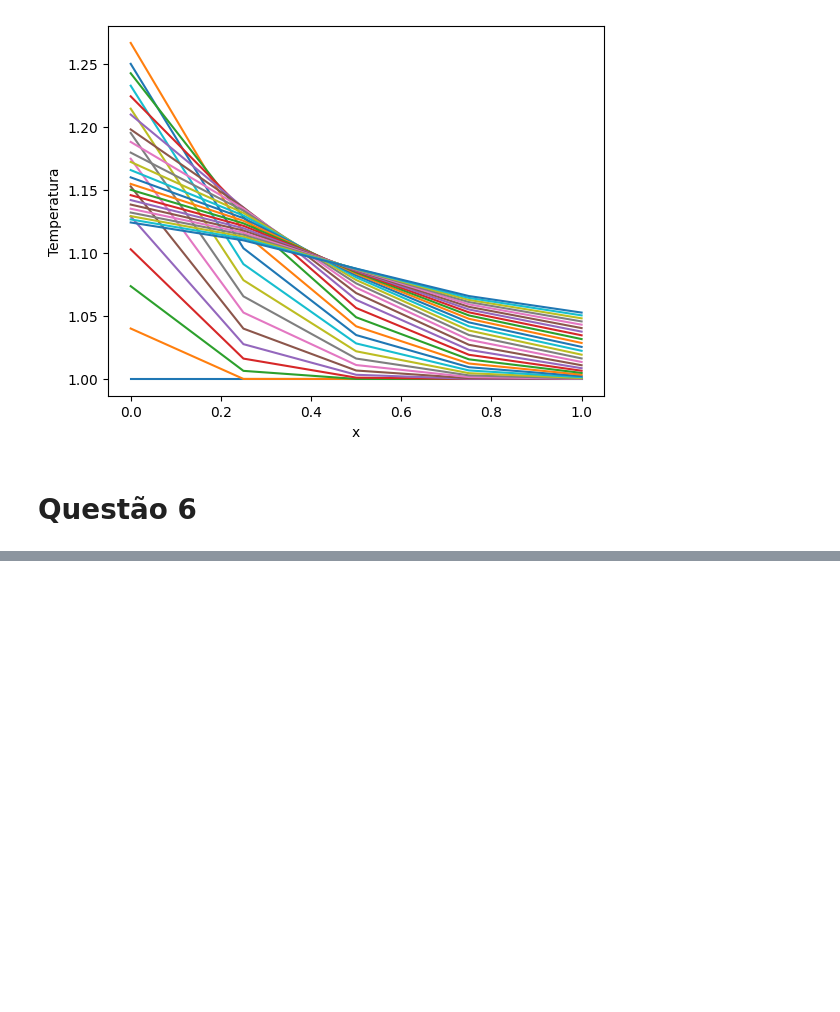
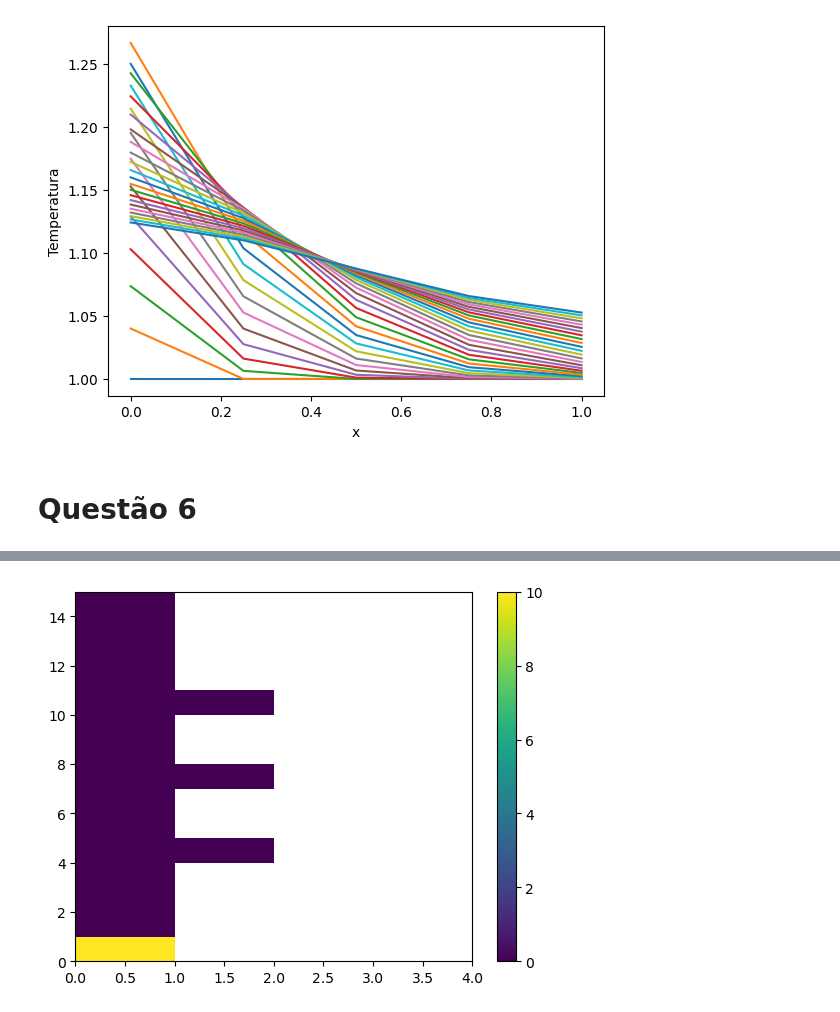
Before and after one commit to Gabrielsssilverio/Metodos_numericos, a Jupyter notebook: Lista_1.ipynb, the cells around one changed output, grey strips where cells are left out. Saved outputs shown, nothing was run; the diff lists cells and outputs as text; code cells hidden in the pictures; blank space fills up the shorter version.

```diff
--- a/Lista_1.ipynb
+++ b/Lista_1.ipynb
@@ -459,18 +459,19 @@ import numpy as np
 import matplotlib.pyplot as plt
 
 # Dados de entrada
-L_x = 1 #m
-L_y = 1 #m
+L_x = 2 #m
+L_y = 2 #m
 lamb = 0.01 # (W/(m.K)), condutividade termica
 s = 0 #Fonte de calor externa
 h = 20 # (W/(m^2.K)), coeficiente de troca de calor
+k = 0.3
 T_inf = 20 # K, temperatura do meio externo
 def T_inicial (x, y):
     return 10 * np.exp(-20 * ((x**2) + (y**2)))
 
-# Discretização da malha
+# Discretização espacial
 
-N_x = 5 #Número de pontos na direção x
+N_x = 3 #Número de pontos na direção x
 N_y = 5 #Número de pontos na direção y
 x = np.linspace(0, L_x, N_x) #Geração dos pontos
 y = np.linspace(0, L_y, N_y)
@@ -489,6 +490,56 @@ region_R = np.arange((2* N_x) - 1, (N_x * N_y) - (N_x), N_x) # Fronteira direita
 n_t_l = np.array([N_x * (N_y - 1)]) #Ponto superior esquerdo
 region_T = np.arange((N_x * (N_y - 1)) + 1, (N_x * N_y) - 1, 1) # Fronteira superior
 region_L = np.arange(N_x , ((N_x * (N_y - 1)) - N_x) + N_x, N_x) # Fronteira esquerda
+
+# Discrição temporal
+t_end = 3
+delta_t = 1
+
+# Parametro de estabilidade numérica
+beta_x = (lamb * delta_t) / (delta_x ** 2)
+beta_y = (lamb * delta_t) / (delta_y ** 2)
+
+# Montagem dos vetores e iteração
+temp = np.zeros((N_x * N_y, int(t_end/delta_t) + 1))
+for i in range (N_x * N_y):
+    temp[i, 0] = T_inicial (i * delta_x, i * delta_y)
+
+for k in range (int(t_end / delta_t)):
+        for i in range (N_x * N_y):
+            if i in n_inf_l:
+                temp[i, k+1] = (temp[i, k] + (beta_x * (temp[i+1, k] - ((delta_x * h * temp[i, k]) / k) + ((delta_x * h * T_inf)/ k ) + temp[i, k])) + (beta_y * (temp[i+N_x, k] - ((delta_y * h * temp[i, k]) / k) + ((delta_y * h * T_inf)/ k ) + temp[i, k])))
+            elif i in region_L:
+                temp[i, k+1] = 0.5 * ( 2 * temp[i, k] + (2 * beta_x * (temp[i+1, k] - ((delta_x * h * temp[i, k]) / k) + ((delta_x * h * T_inf)/ k ) - temp[i, k])) + (beta_y * (temp[i-N_x, k] - 2 * temp[i, k] + temp[i+1, k])))
+
+            elif i in n_t_l:
+                temp[i, k+1] = (temp[i, k] + (beta_x * (temp[i+1, k] - ((delta_x * h * temp[i, k]) / k) + ((delta_x * h * T_inf)/ k ) - temp[i, k])) + (beta_y * (temp[i-N_x, k] + ((delta_y * h * temp[i, k]) / k) - ((delta_y * h * T_inf)/ k ) - temp[i, k])))
+
+            elif i in region_T:
+                temp[i, k+1] = 0.5 * ( 2 * temp[i, k] + (2 * beta_y * (temp[i-N_x, k] + ((delta_y * h * temp[i, k]) / k) - ((delta_y * h * T_inf)/ k ) - temp[i, k])) + (beta_x * (temp[i-1, k] - 2 * temp[i, k] + temp[i+1, k])))
+
+            elif i in n_t_r:
+                temp[i, k+1] = (temp[i, k] + (beta_x * (temp[i-1, k] + ((delta_x * h * temp[i, k]) / k) - ((delta_x * h * T_inf)/ k ) - temp[i, k])) + (beta_y * (temp[i-N_x, k] + ((delta_y * h * temp[i, k]) / k) - ((delta_y * h * T_inf)/ k ) - temp[i, k])))
+
+            elif i in region_R:
+                temp[i, k+1] = 0.5 * ( 2 * temp[i, k] + (2 * beta_x * (temp[i-1, k] + ((delta_x * h * temp[i, k]) / k) - ((delta_x * h * T_inf)/ k ) - temp[i, k])) + (beta_y * (temp[i-N_x, k] - 2 * temp[i, k] + temp[i+N_x, k])))
+
+            elif i in n_inf_r:
+                temp[i, k+1] = (temp[i, k] + (beta_x * (temp[i-1, k] + ((delta_x * h * temp[i, k]) / k) - ((delta_x * h * T_inf)/ k ) - temp[i, k])) + (beta_y * (temp[i+N_x, k] - ((delta_y * h * temp[i, k]) / k) + ((delta_y * h * T_inf)/ k ) - temp[i, k])))
+
+            elif i in region_B:
+                temp[i, k+1] = 0.5 * ( 2 * temp[i, k] + (2 * beta_y * (temp[i+N_x, k] - ((delta_y * h * temp[i, k]) / k) + ((delta_y * h * T_inf)/ k ) - temp[i, k])) + (beta_x * (temp[i-1, k] - 2 * temp[i, k] + temp[i+1, k])))
+
+            else:
+                temp[i, k+1] = 0.5 * ( 2 * temp[i, k] + (beta_x * (temp[i-1, k] - 2 * temp[i, k] + temp[i+1, k])) + (beta_y * (temp[i-N_x, k] - 2 * temp[i, k] + temp[i+N_x, k])))
+
+'''
+            if i == 0:  # Fronteira esquerda (Neumann: fluxo q)
+                vetor_resposta[i, k+1] = vetor_resposta[i, k] + beta * (vetor_resposta[i+1, k] - vetor_resposta[i, k] + q(k)*delta_x)
+            elif i == N-1:  # Fronteira direita (Neumann: fluxo zero)
+                vetor_resposta[i, k+1] = vetor_resposta[i, k] + beta * (vetor_resposta[i-1, k] - vetor_resposta[i, k])
+            else:
+                vetor_resposta[i, k+1] = vetor_resposta[i, k] + beta * (vetor_resposta[i-1, k] - 2*vetor_resposta[i, k] + vetor_resposta[i+1, k])
+
 
 # Montagem das matrizes e dos vetores
 A = np.zeros((N_x * N_y, N_x * N_y))
@@ -574,3 +625,10 @@ plt.pcolor(T_matrix)
 plt.colorbar()
 a = int((N_x - 1) / 2)
 T_matrix[0, a]
+'''
+# Resultado
+plt.figure()
+plt.pcolor(temp)
+plt.colorbar()
+temp
+# %% [output]
@@ -576,0 +652 @@ T_matrix[0, a]
+[figure, added]
```
Also changed, not shown: parts of 2 cells of this notebook, 2 other files.
